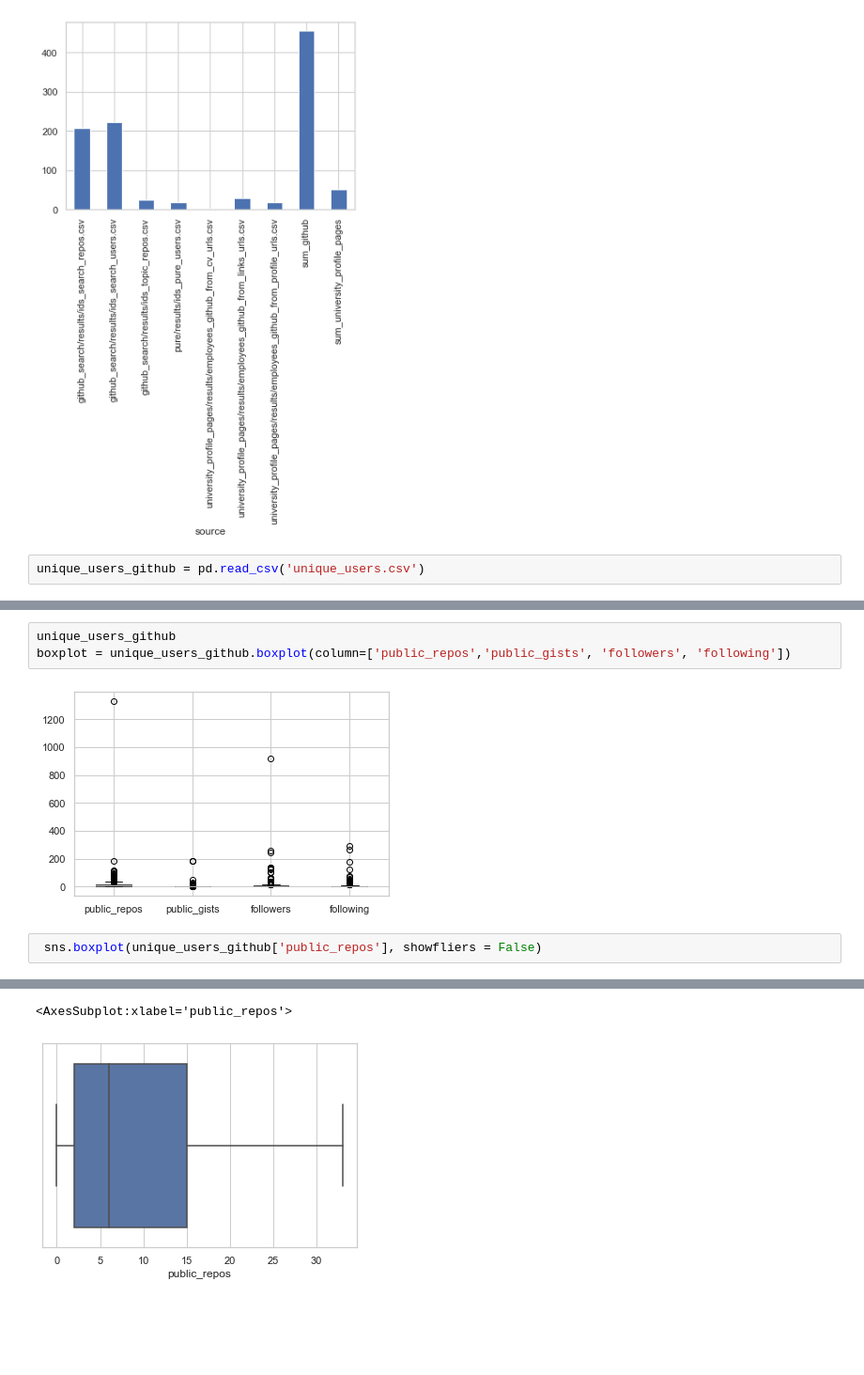
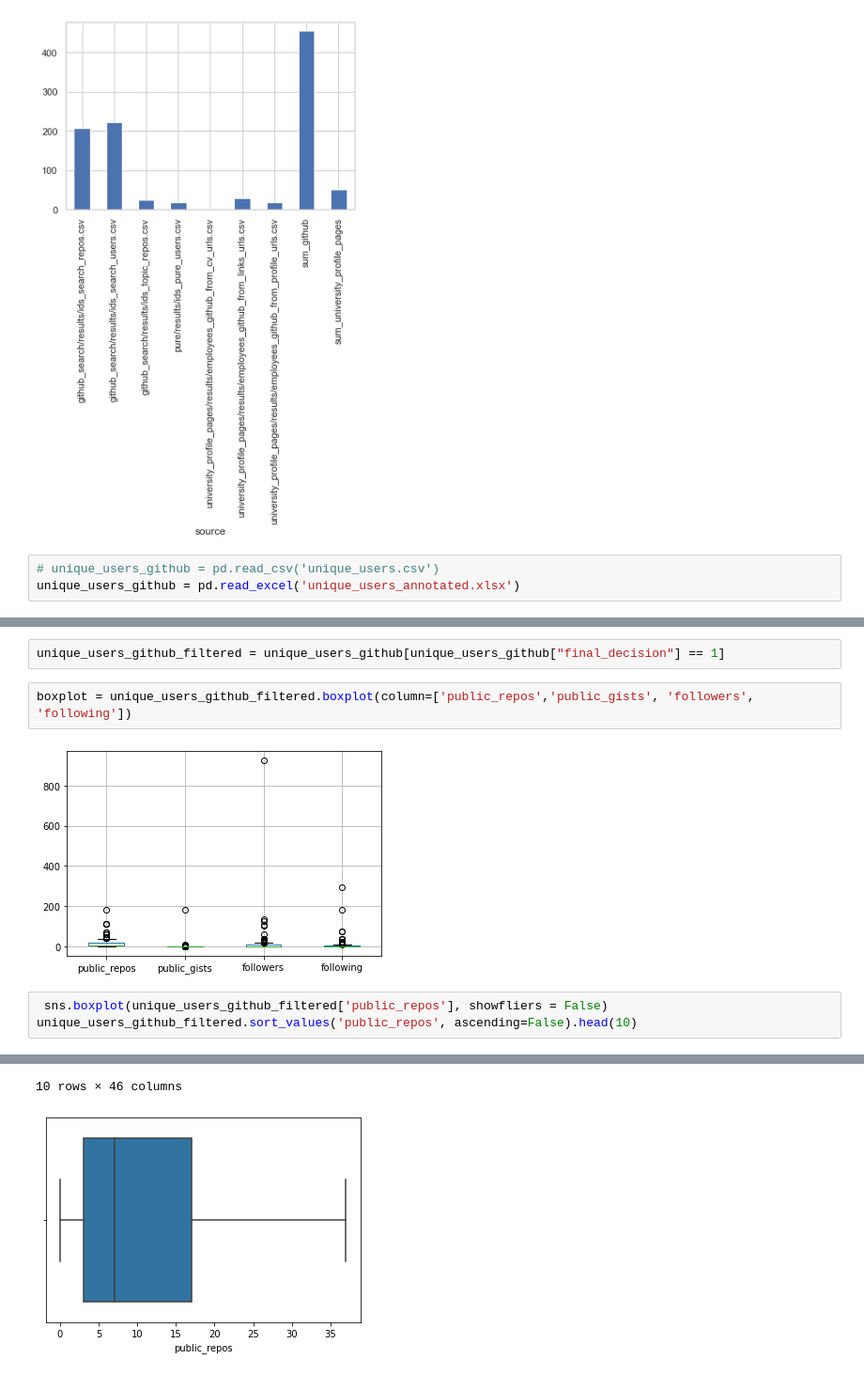
Before and after one commit to UtrechtUniversity/SWORDS-UU, a Jupyter notebook: repository_collection/analysis_of_data_sources.ipynb, the cells around one changed output, grey strips where cells are left out. Shown at 94% size. Saved outputs shown, nothing was run; the diff lists cells and outputs as text; blank space fills up the shorter version.

Commit message:
update analysis for labeled users

```diff
--- a/repository_collection/analysis_of_data_sources.ipynb
+++ b/repository_collection/analysis_of_data_sources.ipynb
@@ -85,7 +87,8 @@ sum_university_profile_pages                                                50
 dtype: int64
 [figure]
 # %%
-unique_users_github = pd.read_csv('unique_users.csv')
+# unique_users_github = pd.read_csv('unique_users.csv')
+unique_users_github = pd.read_excel('unique_users_annotated.xlsx')
 # %%
 unique_users_github
 # %% [output]
@@ -105,8 +108,10 @@ unique_users_github
+# %%
+unique_users_github_filtered = unique_users_github[unique_users_github["final_decision"] == 1]
 # %%
-unique_users_github
-boxplot = unique_users_github.boxplot(column=['public_repos','public_gists', 'followers', 'following'])
+boxplot = unique_users_github_filtered.boxplot(column=['public_repos','public_gists', 'followers', 'following'])
 # %% [output]
-[figure, old version]
+[figure, new version]
 # %%
- sns.boxplot(unique_users_github['public_repos'], showfliers = False)
+ sns.boxplot(unique_users_github_filtered['public_repos'], showfliers = False)
+unique_users_github_filtered.sort_values('public_repos', ascending=False).head(10)
 # %% [output]
@@ -113,2 +129,2 @@ boxplot = unique_users_github.boxplot(column=['public_repos','public_gists', 'fo
-<AxesSubplot:xlabel='public_repos'>
+10 rows × 46 columns
-[figure, old version]
+[figure, new version]
```
Also changed, not shown: parts of 11 cells of this notebook.
